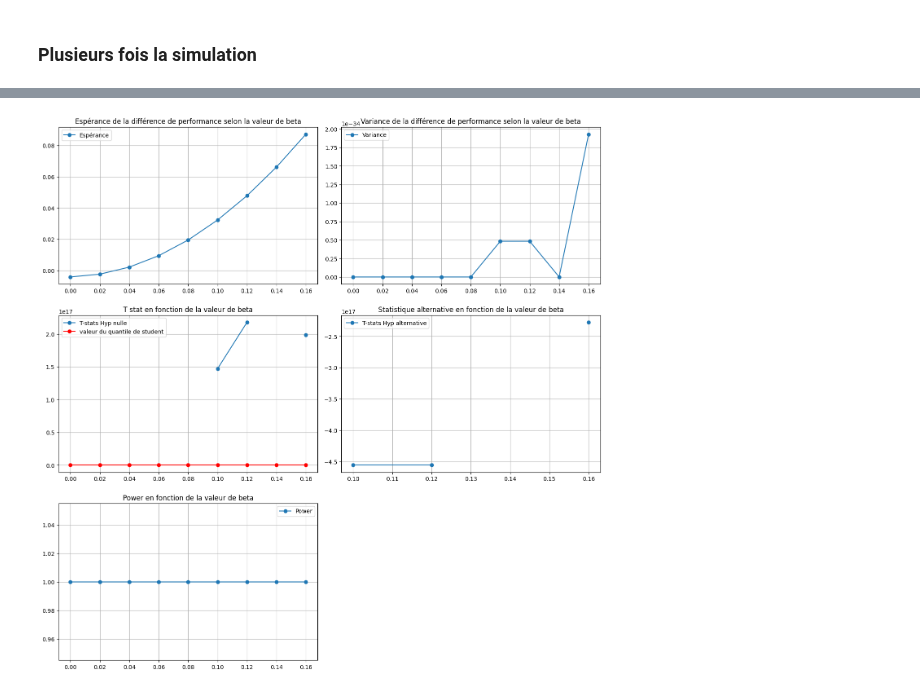
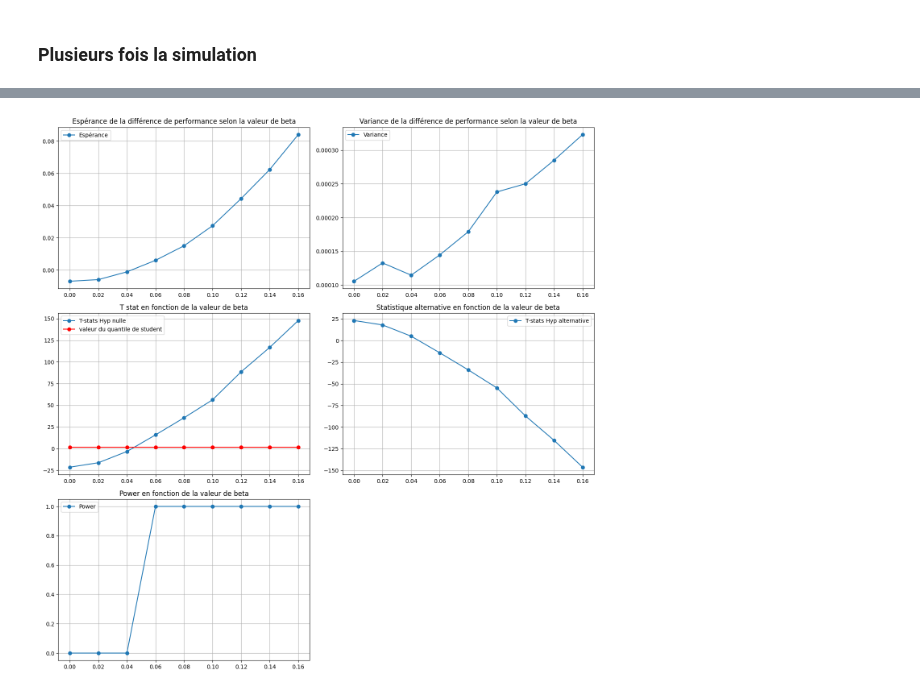
Before and after one commit to AntoineGilsonGH/The-Design-and-Analysis-of-Benchmark-Experiments, a Jupyter notebook: I.1 - Simulation.ipynb, the cells around one changed output, grey strips where cells are left out. Cells and saved outputs as stored; diff of their text form; code cells hidden in the pictures.

```diff
--- a/I.1 - Simulation.ipynb
+++ b/I.1 - Simulation.ipynb
@@ -20,21 +20,22 @@ def power_simulation(n, m, num_simulations=1000):
     variances = []
     test_statistics = []
     test_alternative = []
-    epsilon = np.random.normal(0, 1, n + m)
-    x = np.random.uniform(0, 5, n + m)
     beta1 = 2
     beta2_values = np.linspace(0, 0.16, 9)
+    delta_list = []
 
     for beta2 in beta2_values:
 
         differences = []
 
         for _ in range(num_simulations):
+            epsilon = np.random.normal(0, 1, n + m)  # Generate epsilon inside the loop
+            x = np.random.uniform(0, 5, n + m)
             y = beta1 * x + beta2 * x**2 + epsilon
 
             x_reshape = x.reshape(-1,1)
 
-            x_train, x_test, y_train, y_test = train_test_split(x_reshape, y, test_size=m, random_state=42)
+            x_train, x_test, y_train, y_test = train_test_split(x_reshape, y, test_size=m, random_state=None)
 
             # Linear Model
             model_a1 = LinearRegression().fit(x_train.reshape(-1, 1), y_train)
@@ -44,6 +45,7 @@ def power_simulation(n, m, num_simulations=1000):
             # Quadratic Model
             x_train_quad = np.column_stack((x_train, x_train**2))
             x_test_quad = np.column_stack((x_test, x_test**2))
+
             model_a2 = LinearRegression().fit(x_train_quad, y_train)
             y_pred_a2 = model_a2.predict(x_test_quad)
             mse_a2 = mean_squared_error(y_test, y_pred_a2)
@@ -54,18 +56,19 @@ def power_simulation(n, m, num_simulations=1000):
         var = np.var(differences, ddof=1)
         test_stat = (num_simulations**0.5)*d_barre/np.sqrt(var) # Statistique pour l'hypothèse nulle
 
-        delta = 0.1
+        delta = np.mean(differences)
         student = stats.t.ppf(0.95, df=num_simulations-1)
         mu = (num_simulations ** 0.5)*delta/np.sqrt(var)
         test_alt = student - mu
         puissance = 1 - stats.norm.cdf(student - mu, 0, 1)
 
+        delta_list.append(delta)
         esperances.append(d_barre)
         variances.append(var)
         test_statistics.append(test_stat)
         test_alternative.append(test_alt)
         power.append(puissance)
 
-    return differences, esperances, variances, test_statistics, test_alternative, power
+    return delta_list, esperances, variances, test_statistics, test_alternative, power
 # %%
 differences, esperances, variances, test_statistics, test_alternative, power = power_simulation(n=150, m=150, num_simulations=1000)
@@ -97,5 +101,5 @@ Puissance: [1.0, 1.0, 1.0, 1.0, 1.0, 1.0, 1.0, 1.0, 1.0]
 # %%
-differences, esperances, variances, test_statistics, test_alternative, power = power_simulation_multi(150, 2000, 1000)
+differences, esperances, variances, test_statistics, test_alternative, power = power_simulation(150, 2000, 1000)
 
 beta2_values = np.linspace(0, 0.16, 9)
 
@@ -112,31 +116,31 @@ axes[0, 1].plot(beta2_values, variances, label='Variance', marker='o')
 axes[0, 1].set_title('Variance de la différence de performance selon la valeur de beta')
 axes[0, 1].legend()
 axes[0, 1].grid(True)
 
 # Troisième sous-graphe : T-stat Hyp nulle
 axes[1, 0].plot(beta2_values, test_statistics, label='T-stats Hyp nulle', marker='o')
 axes[1, 0].plot(beta2_values, [stats.t.ppf(0.95, df=9)]*len(beta2_values), label='valeur du quantile de student', color='r', marker='o')
 axes[1, 0].set_title('T stat en fonction de la valeur de beta')
 axes[1, 0].legend()
 axes[1, 0].grid(True)
 
 # Quatrième sous-graphe : T-stat Hyp alternative
 axes[1, 1].plot(beta2_values, test_alternative, label='T-stats Hyp alternative', marker='o')
 axes[1, 1].set_title('Statistique alternative en fonction de la valeur de beta')
 axes[1, 1].legend()
 axes[1, 1].grid(True)
 
 # Cinquième sous-graphe : Power
 axes[2, 0].plot(beta2_values, power, label='Power', marker='o')
 axes[2, 0].set_title('Power en fonction de la valeur de beta')
 axes[2, 0].legend()
 axes[2, 0].grid(True)
 
 # Cache le 6ème sous-graphe vide
 fig.delaxes(axes[2, 1])
 
 # Ajuste la disposition pour éviter les chevauchements
 plt.tight_layout()
 plt.show()
 # %% [output]
-[figure, old version]
+[figure, new version]
```
Also changed, not shown: parts of 5 cells of this notebook, 1 other file.
